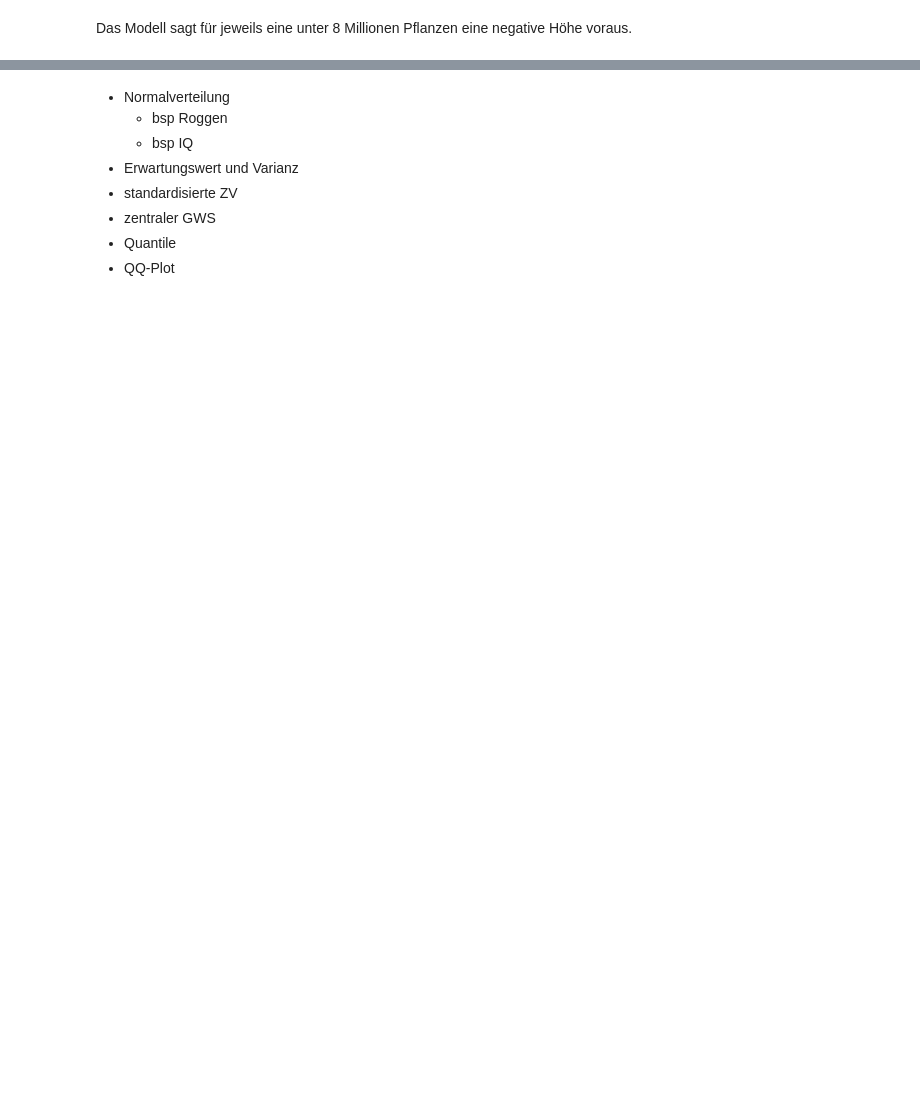
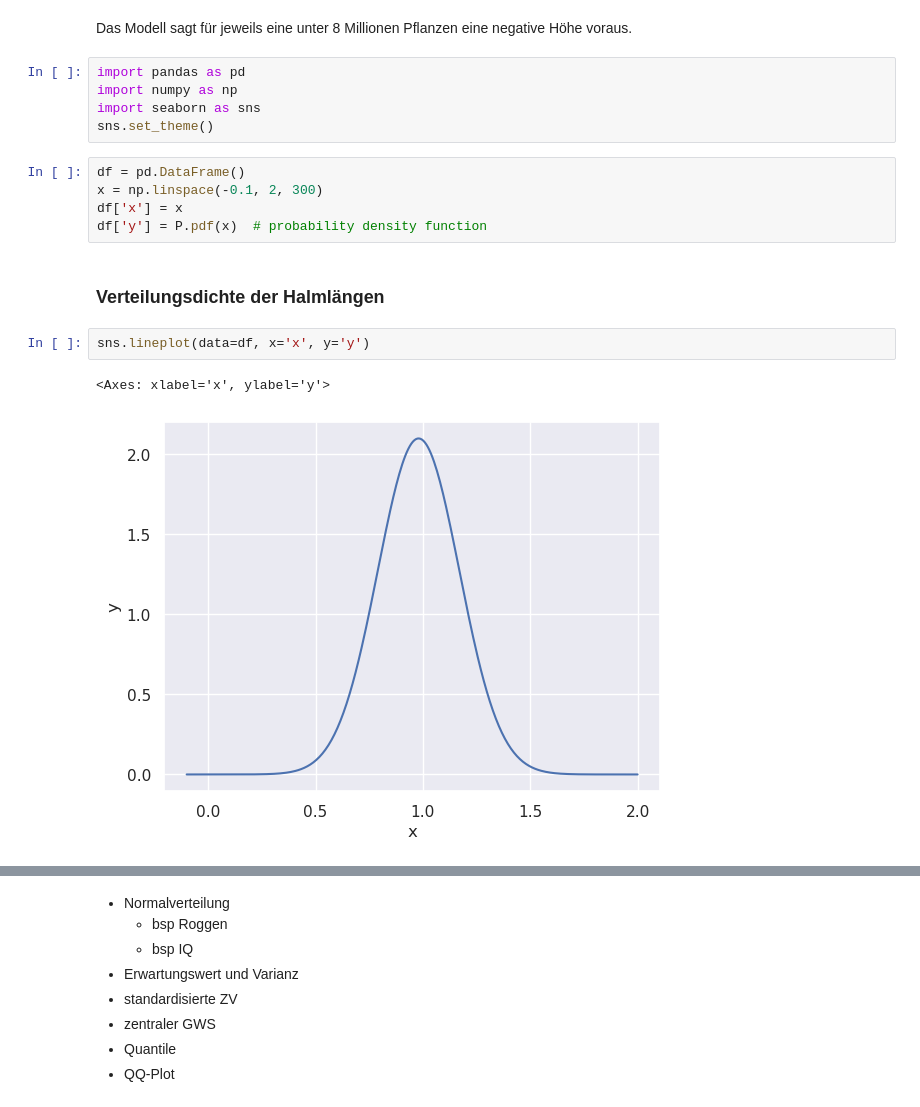
Before and after one commit to Ruediger-Braun/mfb2324, a Jupyter notebook: lektion11.ipynb, the cells around one changed output, grey strips where cells are left out. Saved outputs shown, nothing was run; the diff lists cells and outputs as text; blank space fills up the shorter version.

```diff
--- a/lektion11.ipynb
+++ b/lektion11.ipynb
@@ -138,2 +158,19 @@ P.cdf(0)
 # %% [markdown]
 Das Modell sagt für jeweils eine unter 8 Millionen Pflanzen eine negative Höhe voraus.
+# %%
+import pandas as pd
+import numpy as np
+import seaborn as sns
+sns.set_theme()
+# %%
+df = pd.DataFrame()
+x = np.linspace(-0.1, 2, 300)
+df['x'] = x
+df['y'] = P.pdf(x)  # probability density function
+# %% [markdown]
+### Verteilungsdichte der Halmlängen
+# %%
+sns.lineplot(data=df, x='x', y='y')
+# %% [output]
+<Axes: xlabel='x', ylabel='y'>
+[figure, added]
```
Also changed, not shown: parts of 21 cells of this notebook.
